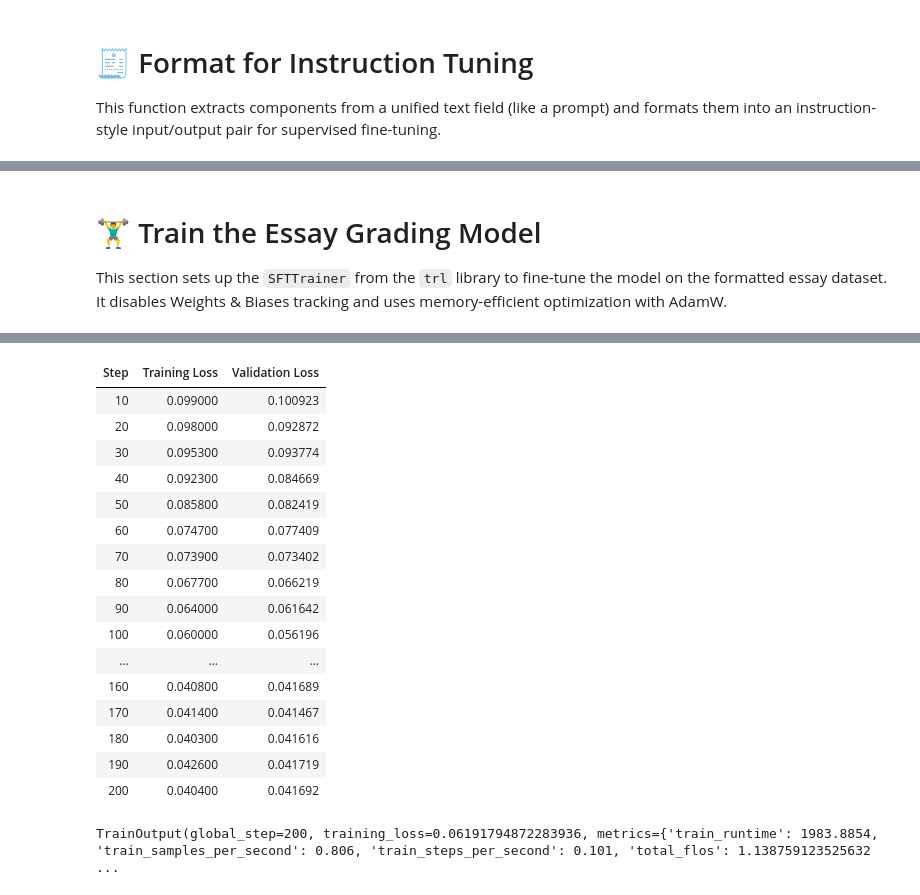
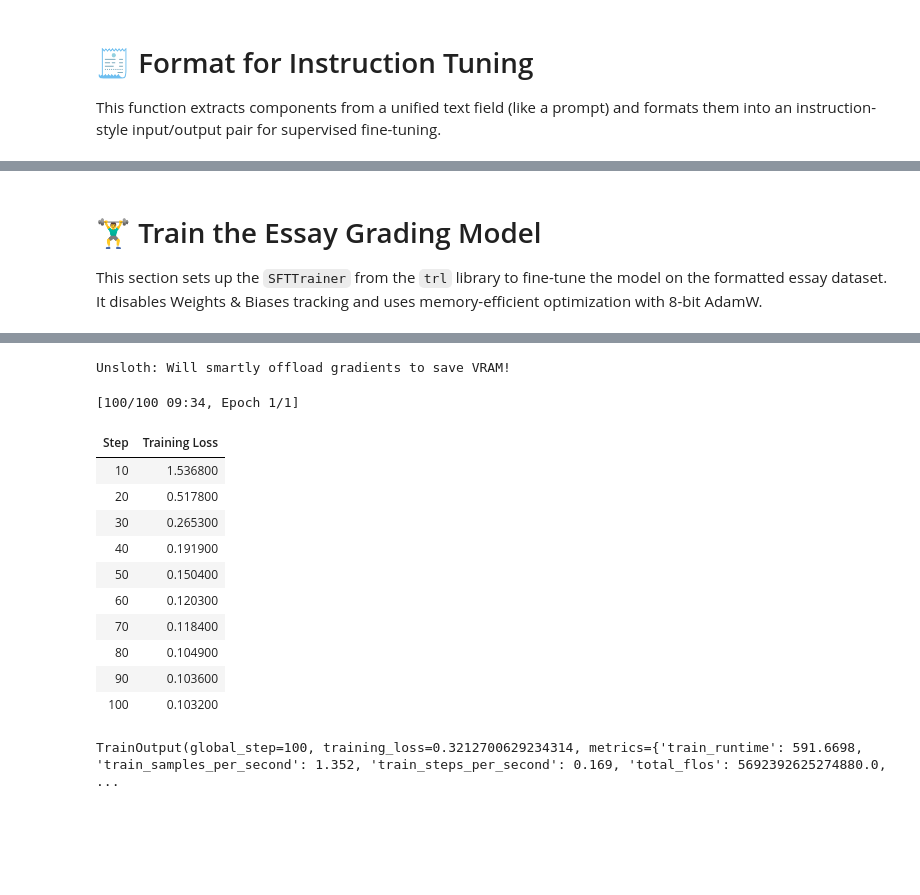
Before and after one commit to mohammad-ali-jaber/Automatic-Essay-Grading-, a Jupyter notebook: nlpessay.ipynb, the cells around one changed output, grey strips where cells are left out. Drawn from its saved outputs; the diff is of its cells as text; code cells hidden in the pictures; blank space fills up the shorter version.

```diff
--- a/nlpessaygrading.ipynb
+++ b/nlpessay.ipynb
@@ -123,0 +223,19 @@ This function extracts components from a unified text field (like a prompt) and
+# %%
+import pandas as pd
+from datasets import Dataset, DatasetDict
+
+df = pd.read_json("synthetic_essay_data_1000.jsonl", lines=True)
+
+if "__index_level_0__" in df.columns:
+    df = df.drop(columns=["__index_level_0__"])
+
+dataset = Dataset.from_pandas(df)
+
+train_test = dataset.train_test_split(test_size=0.2, seed=42)
+val_test = train_test['test'].train_test_split(test_size=0.5, seed=42)
+
+dataset = DatasetDict({
+    "train": train_test['train'],
+    "validation": val_test['train'],
+    "test": val_test['test']
+})
@@ -147,4 +274,4 @@ dataset["validation"] = dataset["validation"].map(prepare)
 # %% [markdown]
 # 🏋️‍♂️ Train the Essay Grading Model
 
-This section sets up the `SFTTrainer` from the `trl` library to fine-tune the model on the formatted essay dataset. It disables Weights & Biases tracking and uses memory-efficient optimization with AdamW.
+This section sets up the `SFTTrainer` from the `trl` library to fine-tune the model on the formatted essay dataset. It disables Weights & Biases tracking and uses memory-efficient optimization with 8-bit AdamW.
@@ -191,15 +278,32 @@ training_args = TrainingArguments(
 # %%
+import os
+
+os.environ["WANDB_DISABLED"] = "true"
+
+from trl import SFTTrainer
+from transformers import TrainingArguments
+
+
 trainer = SFTTrainer(
     model=model,
     tokenizer=tokenizer,
     train_dataset=dataset["train"],
     eval_dataset=dataset["validation"],
-    dataset_text_field="text",
+    dataset_text_field="input",
     max_seq_length=2048,
     formatting_func=None,
-    args=training_args,
-    callbacks=[loss_callback]
+    args=TrainingArguments(
+        output_dir="./essay-grader-model",
+        per_device_train_batch_size=2,
+        gradient_accumulation_steps=4,
+        num_train_epochs=1,
+        learning_rate=2e-4,
+        logging_steps=10,
+        save_strategy="epoch",
+        save_total_limit=1,
+        fp16=False,
+        optim="paged_adamw_8bit"
+    )
 )
-
 trainer.train()
 # %% [output]
@@ -212,18 +316,14 @@ O^O/ \_/ \    Batch size per device = 2 | Gradient accumulation steps = 4
+Unsloth: Will smartly offload gradients to save VRAM!
+[100/100 09:34, Epoch 1/1]
-| Step | Training Loss | Validation Loss |
-| 10 | 0.099000 | 0.100923 |
-| 20 | 0.098000 | 0.092872 |
-| 30 | 0.095300 | 0.093774 |
-| 40 | 0.092300 | 0.084669 |
-| 50 | 0.085800 | 0.082419 |
-| 60 | 0.074700 | 0.077409 |
-| 70 | 0.073900 | 0.073402 |
-| 80 | 0.067700 | 0.066219 |
-| 90 | 0.064000 | 0.061642 |
-| 100 | 0.060000 | 0.056196 |
-| ... | ... | ... |
-| 160 | 0.040800 | 0.041689 |
-| 170 | 0.041400 | 0.041467 |
-| 180 | 0.040300 | 0.041616 |
-| 190 | 0.042600 | 0.041719 |
-| 200 | 0.040400 | 0.041692 |
+| Step | Training Loss |
+| 10 | 1.536800 |
+| 20 | 0.517800 |
+| 30 | 0.265300 |
+| 40 | 0.191900 |
+| 50 | 0.150400 |
+| 60 | 0.120300 |
+| 70 | 0.118400 |
+| 80 | 0.104900 |
+| 90 | 0.103600 |
+| 100 | 0.103200 |
-TrainOutput(global_step=200, training_loss=0.06191794872283936, metrics={'train_runtime': 1983.8854, 'train_samples_per_second': 0.806, 'train_steps_per_second': 0.101, 'total_flos': 1.138759123525632 ...
+TrainOutput(global_step=100, training_loss=0.3212700629234314, metrics={'train_runtime': 591.6698, 'train_samples_per_second': 1.352, 'train_steps_per_second': 0.169, 'total_flos': 5692392625274880.0, ...
```
Also changed, not shown: parts of 35 cells of this notebook.
